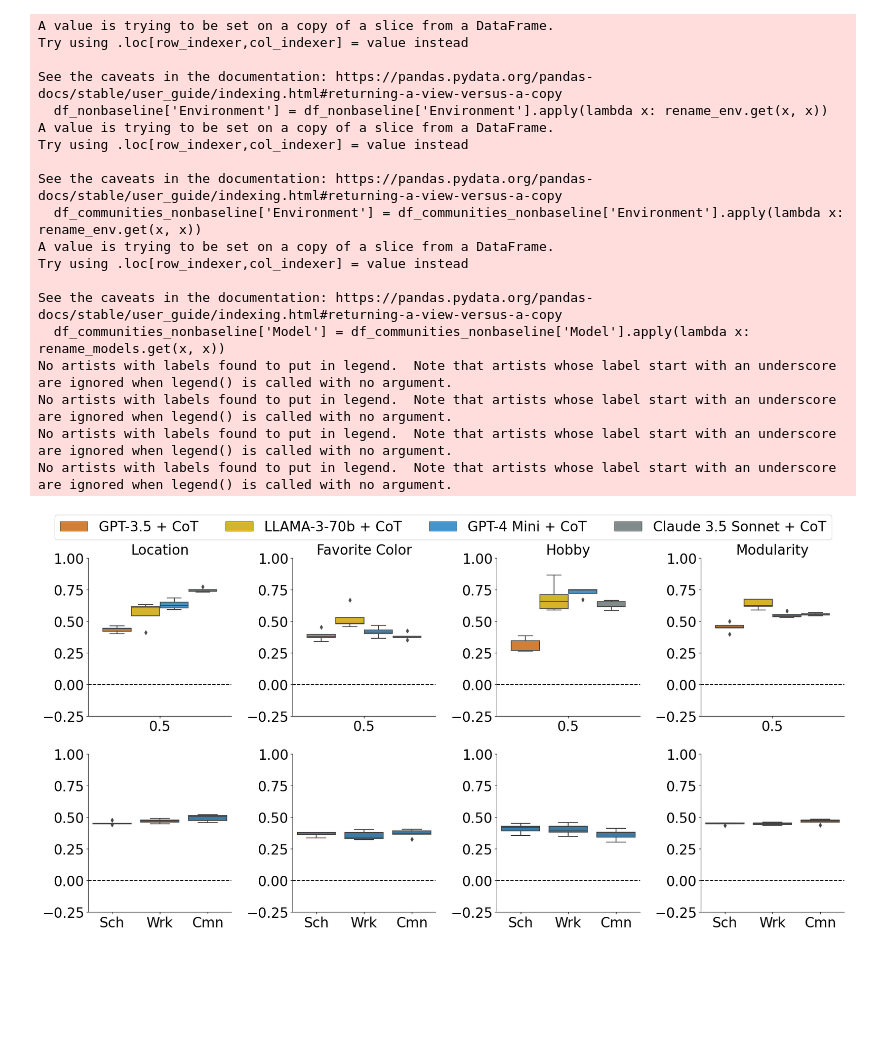
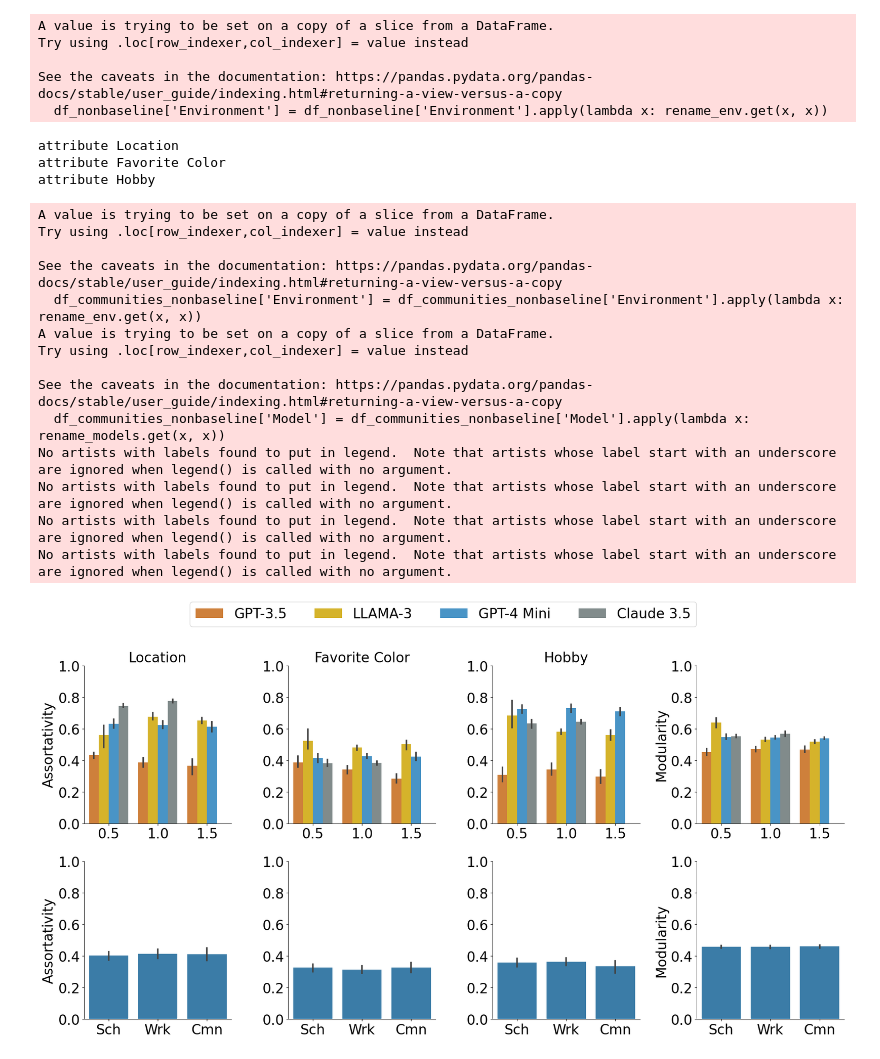
Before and after one commit to papachristoumarios/llm-network-formation, a Jupyter notebook: principle_3.ipynb, the cells around one changed output. Cells and saved outputs as stored; diff of their text form; code cells hidden in the pictures; blank space fills up the shorter version.

```diff
--- a/principle_3.ipynb
+++ b/principle_3.ipynb
@@ -856,20 +964,57 @@ get_table(table_outfiles)
 # LLM-based
 # run_network_formation_experiment(50, 50, 1, 10, 'outputs/principle_3.jsonl', [0.5, 1.0, 1.5], method='llm')
 # analyze_experiments('outputs/principle_3.jsonl')
+# %%
+table_outfiles_no_color = []
+table_outfiles_lucky_number = []
+
+for model in ['gpt-3.5-turbo', 'meta/meta-llama-3-70b-instruct', 'gpt-4o-mini', 'claude-3-5-sonnet-20240620']:
+    # outfile = f'outputs/principle_3_neighbors_no_color+{model.replace("/", "-")}.jsonl'
+    # run_network_formation_experiment(50, 50, 1, 5, outfile, [0.5, 1.0, 1.5], environment=None, role='friends', method='llm', model=model, profiles_filename='outputs/profiles_without_color.jsonl')
+
+    # table_outfiles_no_color.append(outfile)
+
+    outfile = f'outputs/principle_3_neighbors_lucky_number+{model.replace("/", "-")}.jsonl'
+
+    if model == 'claude-3-5-sonnet-20240620':
+        run_network_formation_experiment(50, 50, 1, 5, outfile, [0.5, 1.0], environment=None, role='friends', method='llm', model=model, profiles_filename='outputs/profiles_with_lucky_number.jsonl')
+    else:
+        run_network_formation_experiment(50, 50, 1, 5, outfile, [0.5, 1.0, 1.5], environment=None, role='friends', method='llm', model=model, profiles_filename='outputs/profiles_with_lucky_number.jsonl')
+
+    table_outfiles_lucky_number.append(outfile)
+
+
+# get_table(table_outfiles_no_color, attributes=['Location', 'Hobby'], environments=False, sfx='_no_color', profiles_filename='outputs/profiles_without_color.jsonl')
+get_table(table_outfiles_lucky_number, attributes=['Location', 'Hobby', 'Favorite Color', 'Lucky Number'], environments=False, sfx='_lucky_number', profiles_filename='outputs/profiles_with_lucky_number.jsonl')
+# %%
+table_outfiles_mutual_acceptance = []
+
+for model in ['gpt-3.5-turbo', 'gpt-4o-mini', 'meta/meta-llama-3-70b-instruct']:
+    outfile = f'outputs/principle_3_neighbors_mutual_acceptance+{model.replace("/", "-")}.jsonl'
+    run_network_formation_experiment(50, 50, 1, 5, outfile, [0.5], environment=None, role='friends', method='llm', model=model, mutual_acceptance=True)
+
+    table_outfiles_mutual_acceptance.append(outfile)
+
+
+get_table(table_outfiles_mutual_acceptance, attributes=['Location', 'Hobby', 'Favorite Color'], environments=False, sfx='_mutual_acceptance', mutual_acceptance=True)
 # %%
 table_outfiles_cot = []
 
 for environment, role in zip(['school', 'work', 'community'], ['classmates', 'colleagues', 'neighbors']):
     outfile = f'outputs/principle_3_neighbors+gpt-3.5-turbo+{environment}_cot.jsonl'
-    run_network_formation_experiment(50, 50, 1, 5, outfile, [0.5], environment=environment, role=role, method='llm', model='gpt-3.5-turbo', cot=True)
+    run_network_formation_experiment(50, 50, 1, 5, outfile, [0.5, 1.0, 1.5], environment=environment, role=role, method='llm', model='gpt-3.5-turbo', cot=True)
     table_outfiles_cot.append(outfile)
 
 for model in ['gpt-3.5-turbo', 'meta/meta-llama-3-70b-instruct', 'gpt-4o-mini', 'claude-3-5-sonnet-20240620']:
     outfile = f'outputs/principle_3_neighbors+{model.replace("/", "-")}_cot.jsonl'
-    run_network_formation_experiment(50, 50, 1, 5, outfile, [0.5], environment=None, role='friends', method='llm', model=model, cot=True)
+
+    if model == 'claude-3-5-sonnet-20240620':
+        run_network_formation_experiment(50, 50, 1, 5, outfile, [0.5, 1.0], environment=None, role='friends', method='llm', model=model, cot=True)
+    else:
+        run_network_formation_experiment(50, 50, 1, 5, outfile, [0.5, 1.0, 1.5], environment=None, role='friends', method='llm', model=model, cot=True)
 
     table_outfiles_cot.append(outfile)
 
-get_table(table_outfiles_cot, sfx="_cot")
+get_table(table_outfiles_cot, sfx="_cot", environments=True, mutual_acceptance=False, communities=True)
 # %% [output]
 Skipping simulation for n=50, i=0, temperature=0.5
@@ -892,23 +1037,26 @@ Skipping simulation for n=50, i=4, temperature=0.5
 A value is trying to be set on a copy of a slice from a DataFrame.
 Try using .loc[row_indexer,col_indexer] = value instead
 
 See the caveats in the documentation: https://pandas.pydata.org/pandas-docs/stable/user_guide/indexing.html#returning-a-view-versus-a-copy
   df_nonbaseline['Environment'] = df_nonbaseline['Environment'].apply(lambda x: rename_env.get(x, x))
-A value is trying to be set on a copy of a slice from a DataFrame.
-Try using .loc[row_indexer,col_indexer] = value instead
-
-See the caveats in the documentation: https://pandas.pydata.org/pandas-docs/stable/user_guide/indexing.html#returning-a-view-versus-a-copy
-  df_communities_nonbaseline['Environment'] = df_communities_nonbaseline['Environment'].apply(lambda x: rename_env.get(x, x))
-A value is trying to be set on a copy of a slice from a DataFrame.
-Try using .loc[row_indexer,col_indexer] = value instead
-
-See the caveats in the documentation: https://pandas.pydata.org/pandas-docs/stable/user_guide/indexing.html#returning-a-view-versus-a-copy
-  df_communities_nonbaseline['Model'] = df_communities_nonbaseline['Model'].apply(lambda x: rename_models.get(x, x))
-No artists with labels found to put in legend.  Note that artists whose label start with an underscore are ignored when legend() is called with no argument.
-No artists with labels found to put in legend.  Note that artists whose label start with an underscore are ignored when legend() is called with no argument.
-No artists with labels found to put in legend.  Note that artists whose label start with an underscore are ignored when legend() is called with no argument.
-No artists with labels found to put in legend.  Note that artists whose label start with an underscore are ignored when legend() is called with no argument.
+attribute Location
+attribute Favorite Color
+attribute Hobby
+A value is trying to be set on a copy of a slice from a DataFrame.
+Try using .loc[row_indexer,col_indexer] = value instead
+
+See the caveats in the documentation: https://pandas.pydata.org/pandas-docs/stable/user_guide/indexing.html#returning-a-view-versus-a-copy
+  df_communities_nonbaseline['Environment'] = df_communities_nonbaseline['Environment'].apply(lambda x: rename_env.get(x, x))
+A value is trying to be set on a copy of a slice from a DataFrame.
+Try using .loc[row_indexer,col_indexer] = value instead
+
+See the caveats in the documentation: https://pandas.pydata.org/pandas-docs/stable/user_guide/indexing.html#returning-a-view-versus-a-copy
+  df_communities_nonbaseline['Model'] = df_communities_nonbaseline['Model'].apply(lambda x: rename_models.get(x, x))
+No artists with labels found to put in legend.  Note that artists whose label start with an underscore are ignored when legend() is called with no argument.
+No artists with labels found to put in legend.  Note that artists whose label start with an underscore are ignored when legend() is called with no argument.
+No artists with labels found to put in legend.  Note that artists whose label start with an underscore are ignored when legend() is called with no argument.
+No artists with labels found to put in legend.  Note that artists whose label start with an underscore are ignored when legend() is called with no argument.
-[figure, old version]
+[figure, new version]
 # %%
 categories = [{'category': 'Hobbies', 'description': 'Reasons related to shared hobbies.'},
  {'category': 'Colors', 'description': 'Reasons related to sharing favorite colors.'},
```
Also changed, not shown: parts of 3 cells of this notebook, 7 other files.
